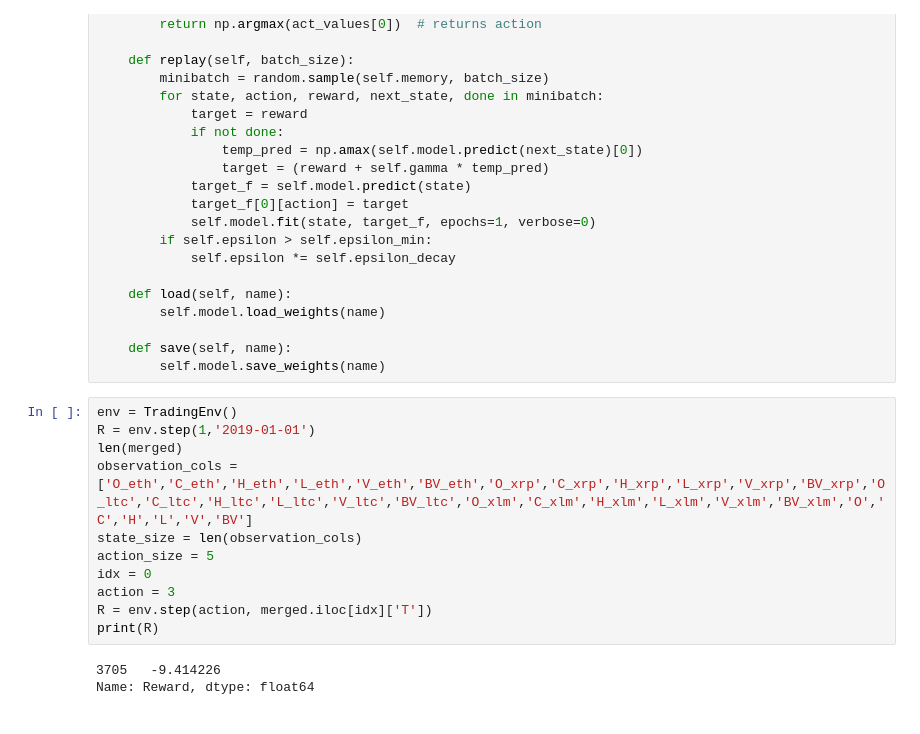
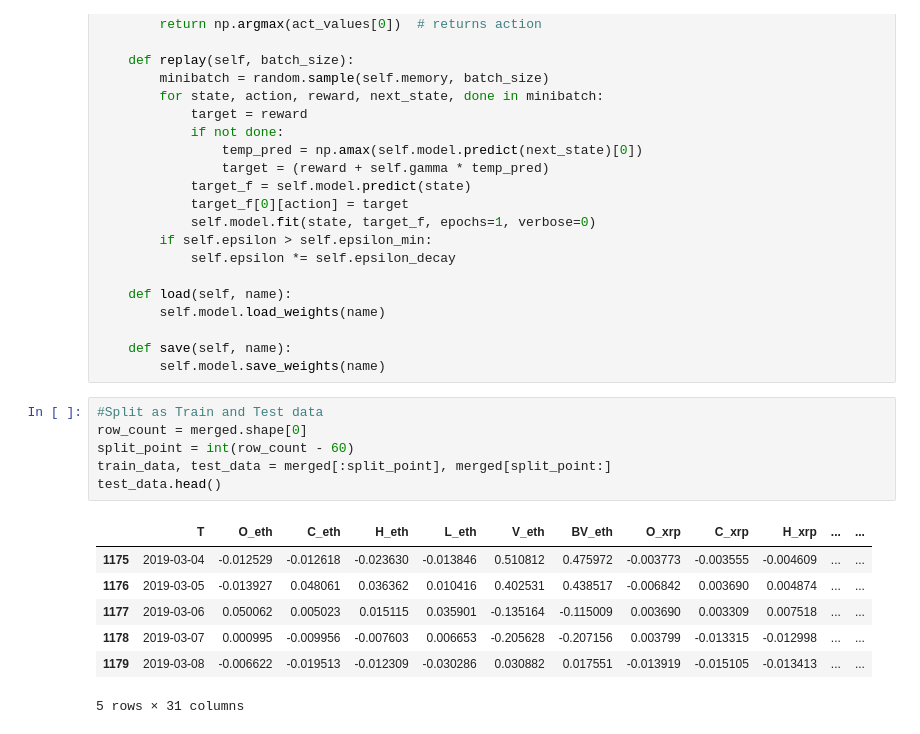
Before and after one commit to sarikayamehmet/CryptoPortfolio, a Jupyter notebook: CryptoPortfolio.ipynb, the cells around one changed output. Saved outputs shown, nothing was run; the diff lists cells and outputs as text.

```diff
--- a/CryptoPortfolio.ipynb
+++ b/CryptoPortfolio.ipynb
@@ -157,18 +157,18 @@ class DQNAgent:
 
     def save(self, name):
         self.model.save_weights(name)
-# %%
-env = TradingEnv()
-R = env.step(1,'2019-01-01')
-len(merged)
-observation_cols = ['O_eth','C_eth','H_eth','L_eth','V_eth','BV_eth','O_xrp','C_xrp','H_xrp','L_xrp','V_xrp','BV_xrp','O_ltc','C_ltc','H_ltc','L_ltc','V_ltc','BV_ltc','O_xlm','C_xlm','H_xlm','L_xlm','V_xlm','BV_xlm','O','C','H','L','V','BV']
-state_size = len(observation_cols)
-action_size = 5
-idx = 0
-action = 3
-R = env.step(action, merged.iloc[idx]['T'])
-print(R)
-# %% [output]
-3705   -9.414226
-Name: Reward, dtype: float64
+# %%
+#Split as Train and Test data
+row_count = merged.shape[0]
+split_point = int(row_count - 60)
+train_data, test_data = merged[:split_point], merged[split_point:]
+test_data.head()
+# %% [output]
+|  | T | O_eth | C_eth | H_eth | L_eth | V_eth | BV_eth | O_xrp | C_xrp | H_xrp | ... | ... |
+| 1175 | 2019-03-04 | -0.012529 | -0.012618 | -0.023630 | -0.013846 | 0.510812 | 0.475972 | -0.003773 | -0.003555 | -0.004609 | ... | ... |
+| 1176 | 2019-03-05 | -0.013927 | 0.048061 | 0.036362 | 0.010416 | 0.402531 | 0.438517 | -0.006842 | 0.003690 | 0.004874 | ... | ... |
+| 1177 | 2019-03-06 | 0.050062 | 0.005023 | 0.015115 | 0.035901 | -0.135164 | -0.115009 | 0.003690 | 0.003309 | 0.007518 | ... | ... |
+| 1178 | 2019-03-07 | 0.000995 | -0.009956 | -0.007603 | 0.006653 | -0.205628 | -0.207156 | 0.003799 | -0.013315 | -0.012998 | ... | ... |
+| 1179 | 2019-03-08 | -0.006622 | -0.019513 | -0.012309 | -0.030286 | 0.030882 | 0.017551 | -0.013919 | -0.015105 | -0.013413 | ... | ... |
+5 rows × 31 columns
 # %%
```
Also changed, not shown: parts of 6 cells of this notebook, 1 other file.
